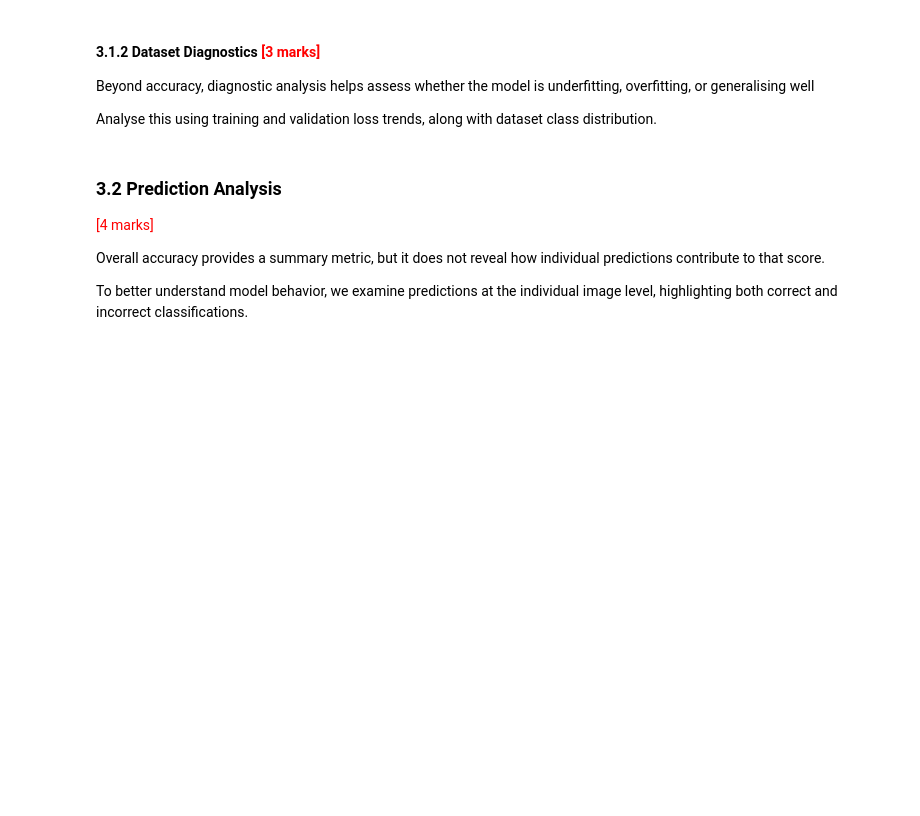
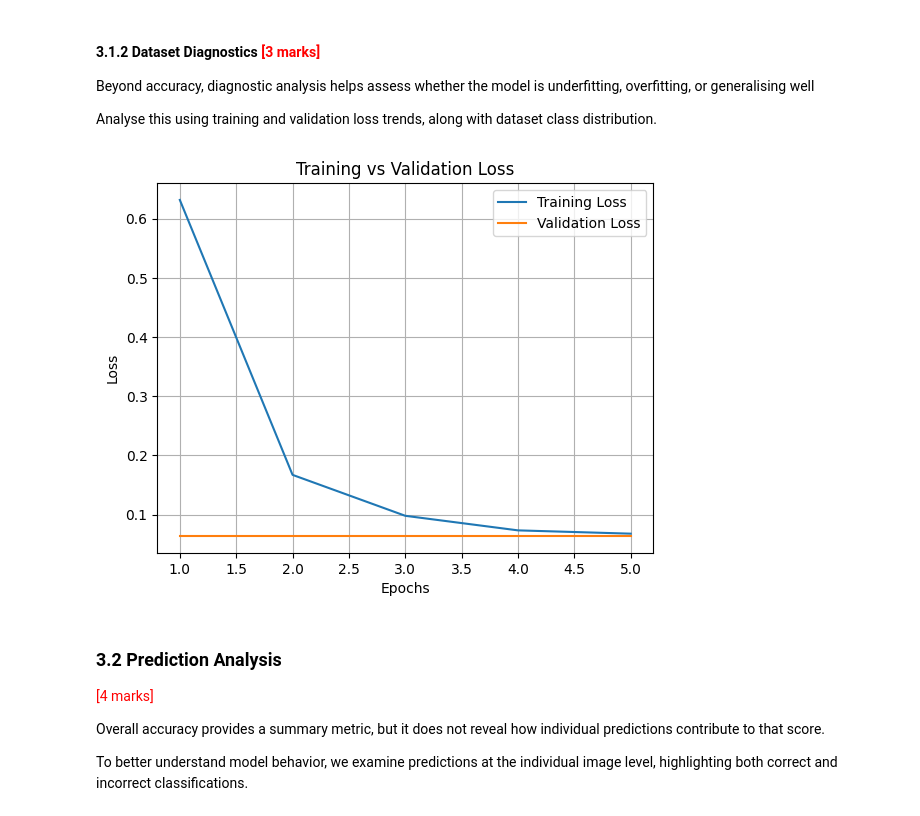
Before and after one commit to mithun6gowda/surface-defects, a Jupyter notebook: Transfer_Learning_Surface_Defect_Mithun_Gowda.ipynb, the cells around one changed output. Drawn from its saved outputs; the diff is of its cells as text; code cells hidden in the pictures; blank space fills up the shorter version.

Commit message:
visualisation

```diff
--- a/Transfer_Learning_Surface_Defect_Mithun_Gowda.ipynb
+++ b/Transfer_Learning_Surface_Defect_Mithun_Gowda.ipynb
@@ -551,6 +551,38 @@ Beyond accuracy, diagnostic analysis helps assess whether the model is underfitt
 Analyse this using training and validation loss trends, along with dataset class distribution.
 # %%
 # Training and Validation Loss Analysis
+
+val_losses = []
+
+model.eval()
+
+with torch.no_grad():
+    for epoch in range(num_epochs):
+        running_val_loss = 0.0
+
+        for images, labels in val_loader:
+            images = images.to(device)
+            labels = labels.to(device)
+
+            outputs = model(images)
+            loss = criterion(outputs, labels)
+
+            running_val_loss += loss.item()
+
+        epoch_val_loss = running_val_loss / len(val_loader)
+        val_losses.append(epoch_val_loss)
+
+plt.figure()
+plt.plot(range(1, num_epochs + 1), train_losses, label="Training Loss")
+plt.plot(range(1, num_epochs + 1), val_losses, label="Validation Loss")
+plt.xlabel("Epochs")
+plt.ylabel("Loss")
+plt.title("Training vs Validation Loss")
+plt.legend()
+plt.grid(True)
+plt.show()
+# %% [output]
+[figure, added]
 # %% [markdown]
 ### 3.2 Prediction Analysis
 
```
Also changed, not shown: parts of 1 cell of this notebook.
